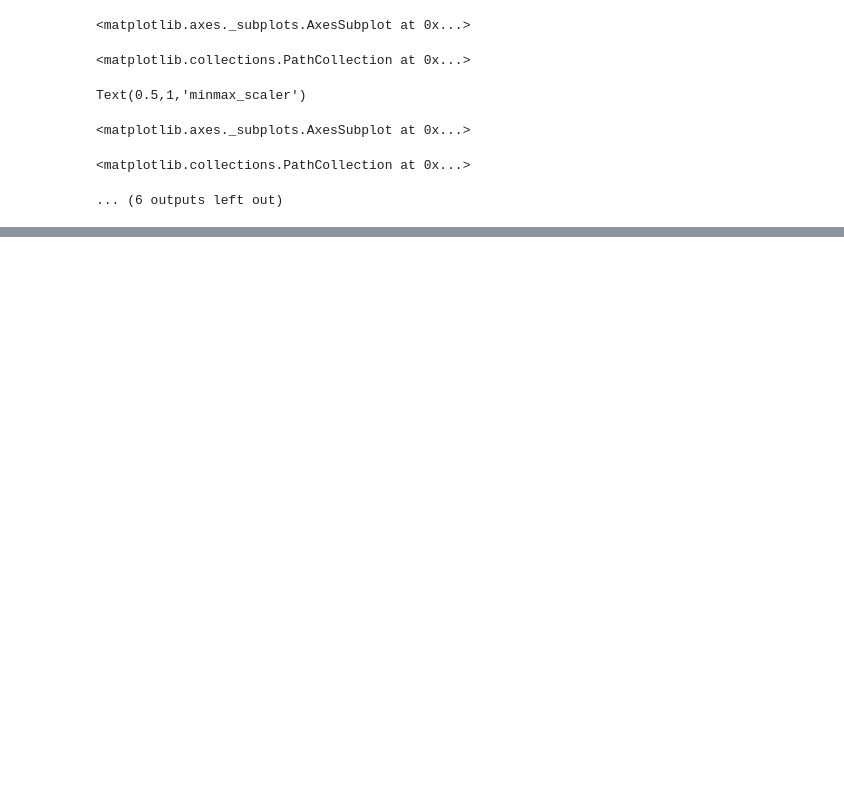
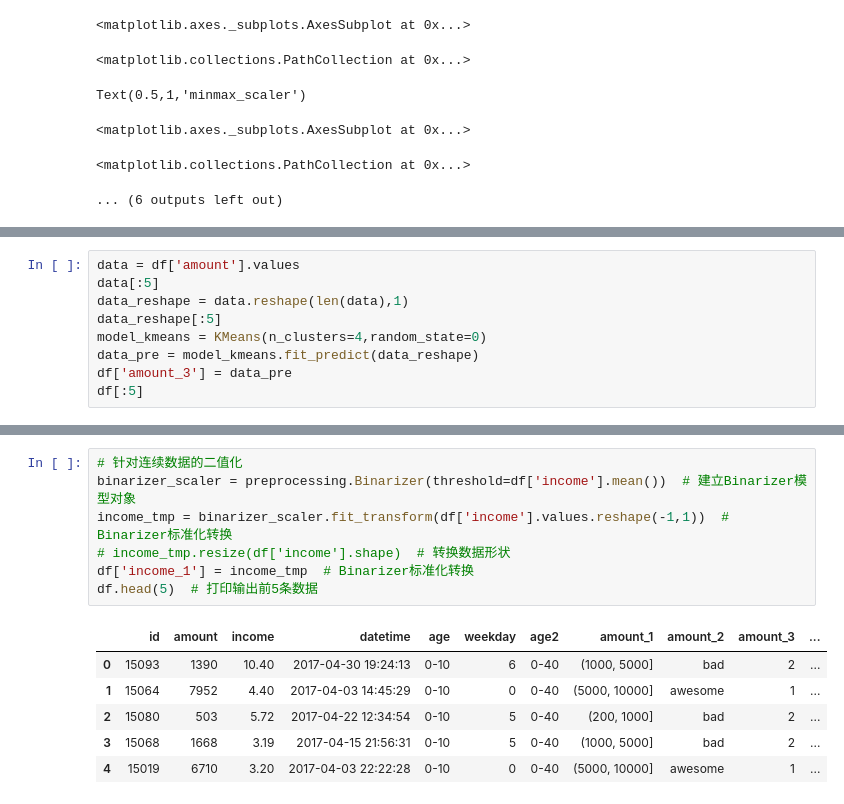
Before and after one commit to longfengpili/Data-Analysis-and-Data-Operation-with-python, a Jupyter notebook: chapter3数据预处理.ipynb, the cells around one changed output, grey strips where cells are left out. Drawn from its saved outputs; the diff is of its cells as text; blank space fills up the shorter version.

```diff
--- a/chapter3数据预处理.ipynb
+++ b/chapter3数据预处理.ipynb
@@ -612,0 +684,9 @@ Text(0.5,1,'minmax_scaler')
+# %%
+data = df['amount'].values
+data[:5]
+data_reshape = data.reshape(len(data),1)
+data_reshape[:5]
+model_kmeans = KMeans(n_clusters=4,random_state=0)
+data_pre = model_kmeans.fit_predict(data_reshape)
+df['amount_3'] = data_pre
+df[:5]
@@ -612,0 +706,14 @@ Text(0.5,1,'minmax_scaler')
+# %%
+# 针对连续数据的二值化
+binarizer_scaler = preprocessing.Binarizer(threshold=df['income'].mean())  # 建立Binarizer模型对象
+income_tmp = binarizer_scaler.fit_transform(df['income'].values.reshape(-1,1))  # Binarizer标准化转换
+# income_tmp.resize(df['income'].shape)  # 转换数据形状
+df['income_1'] = income_tmp  # Binarizer标准化转换
+df.head(5)  # 打印输出前5条数据
+# %% [output]
+|  | id | amount | income | datetime | age | weekday | age2 | amount_1 | amount_2 | amount_3 | ... |
+| 0 | 15093 | 1390 | 10.40 | 2017-04-30 19:24:13 | 0-10 | 6 | 0-40 | (1000, 5000] | bad | 2 | ... |
+| 1 | 15064 | 7952 | 4.40 | 2017-04-03 14:45:29 | 0-10 | 0 | 0-40 | (5000, 10000] | awesome | 1 | ... |
+| 2 | 15080 | 503 | 5.72 | 2017-04-22 12:34:54 | 0-10 | 5 | 0-40 | (200, 1000] | bad | 2 | ... |
+| 3 | 15068 | 1668 | 3.19 | 2017-04-15 21:56:31 | 0-10 | 5 | 0-40 | (1000, 5000] | bad | 2 | ... |
+| 4 | 15019 | 6710 | 3.20 | 2017-04-03 22:22:28 | 0-10 | 0 | 0-40 | (5000, 10000] | awesome | 1 | ... |
```
Also changed, not shown: parts of 10 cells of this notebook.
